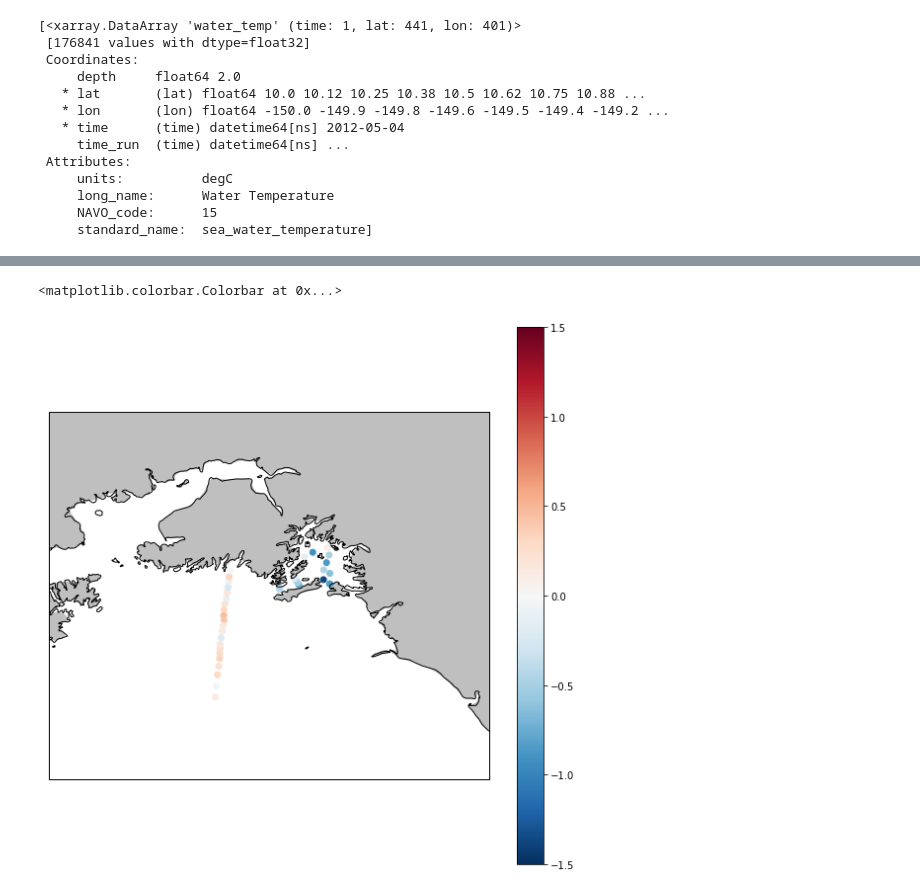
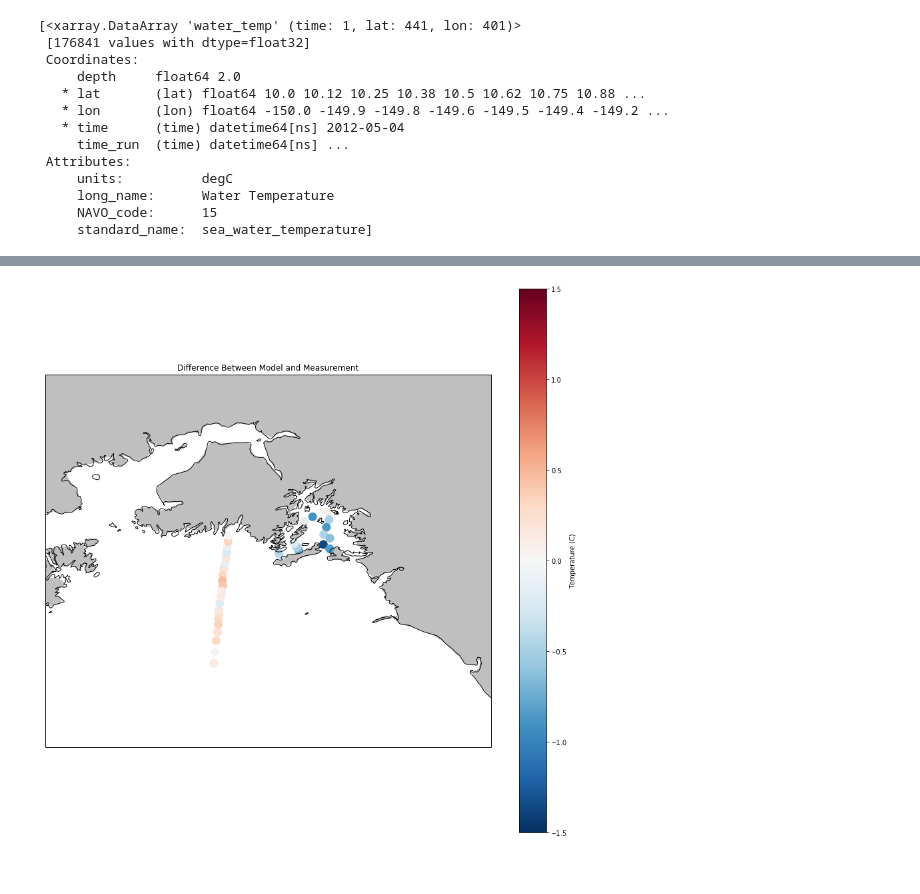
Before and after one commit to eldobbins/ohw_lter_vis, a Jupyter notebook: notebooks/Demo_ohw_lter_vis.ipynb, the cells around one changed output, grey strips where cells are left out. Cells and saved outputs as stored; diff of their text form; code cells hidden in the pictures.

```diff
--- a/notebooks/Demo_ohw_lter_vis.ipynb
+++ b/notebooks/Demo_ohw_lter_vis.ipynb
@@ -131,0 +212,7 @@ tempy
+# %%
+# Let's grab the model values for the coordinates of the actual stations
+mtemp=[]
+lat = surface['latitude'].values
+lon = surface['longitude'].values
+for olat,olon in zip(lat,lon):
+    mtemp.append(tempy[0].interp(lon=olon,lat=olat,method='nearest', assume_sorted=False).values[0])
@@ -164,14 +257,0 @@ temp_df.head(5)
-# %%
-# Now, let's compare against the actual values
-mtemp=[]
-lat = CTD_df['latitude'].values
-lon = CTD_df['longitude'].values
-for olat,olon in zip(lat,lon):
-    mtemp.append(tempy[0].interp(lon=olon,lat=olat,method='nearest', assume_sorted=False).values[0])
-
-plt.figure()
-plt.plot(CTD_df['temperature'].values)
-plt.plot(mtemp)
-
-plt.figure()
-plt.plot((CTD_df['temperature'].values - mtemp))
@@ -182,25 +258,14 @@ plt.plot((CTD_df['temperature'].values - mtemp))
 # %%
-diff = CTD_df['temperature'].values - mtemp
-
-fig, ax = make_map(projection=ccrs.LambertConformal(), figsize=(10, 10))
-
+# Make the map object
+fig, ax = make_map(projection=ccrs.LambertConformal(), figsize=(15, 15))
 ax.set_global()
 ax.coastlines(resolution='10m', color='k')
 ax.add_feature(cfeature.LAND.with_scale('50m'), facecolor='0.75')
+ax.set_extent((ds.min_lon, ds.max_lon, ds.min_lat, ds.max_lat))
 
-# CTD_df = CTD_df[CTD_df['pressure']==0]
-
-# tempy[0].plot(x='lon', y='lat',
-#     ax=ax,
-#     transform=ccrs.PlateCarree(),
-#     vmin=np.nanmin(CTD_df['temperature']),
-#     vmax=np.nanmax(CTD_df['temperature'])
-# )
-# ax.scatter(CTD_df['longitude'], CTD_df['latitude'], transform=ccrs.Geodetic(), s=200, c=CTD_df['temperature'],
-#           edgecolors='blue', cmap='viridis', vmin=np.nanmin(CTD_df['temperature']), vmax=np.nanmax(CTD_df['temperature']));
-ax.set_extent((ds.min_lon, ds.max_lon, ds.min_lat, ds.max_lat))
-mapper = ax.scatter(lon, lat, c=diff, cmap='RdBu_r',transform=ccrs.Geodetic(),vmin=-1.5, vmax=1.5)
-plt.colorbar(mapper)
+mapper = ax.scatter(lon, lat, c=diff, cmap='RdBu_r',transform=ccrs.Geodetic(),vmin=-1.5, vmax=1.5, s=100, linewidth=3)
+plt.colorbar(mapper, label='Temperature (C)')
+plt.title('Difference Between Model and Measurement')
+plt.show()
 # %% [output]
-<matplotlib.colorbar.Colorbar at 0x...>
-[figure, old version]
+[figure, new version]
```
Also changed, not shown: parts of 23 cells of this notebook.
